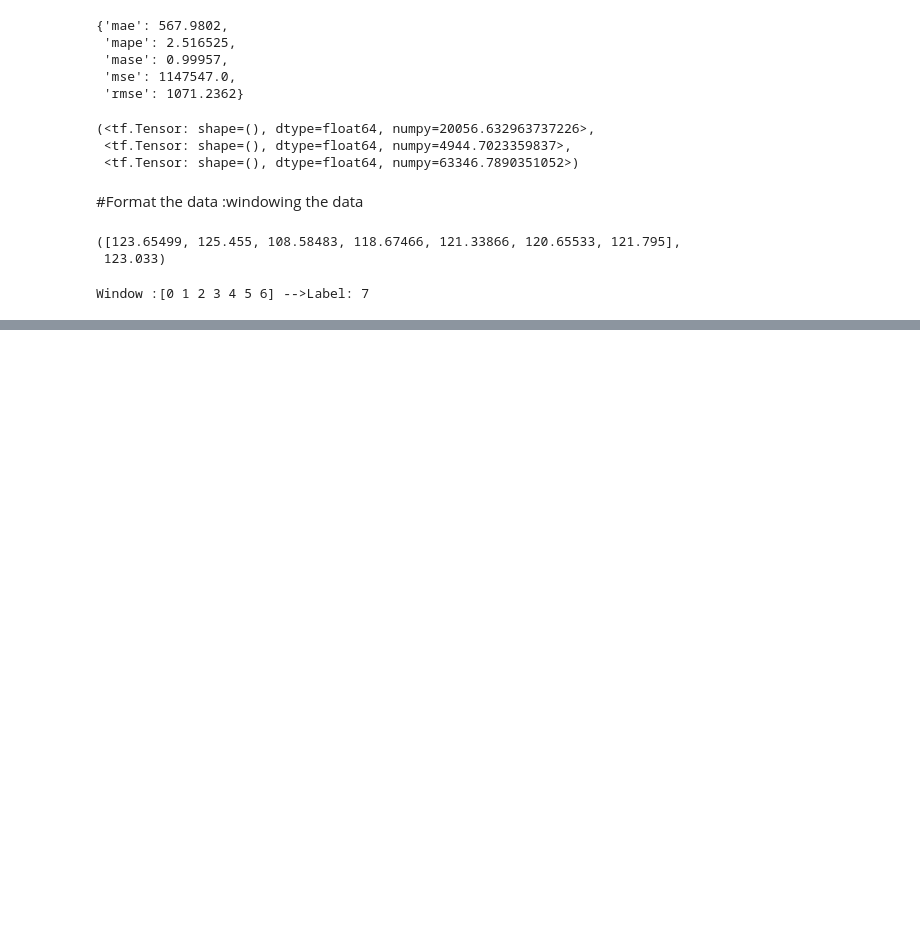
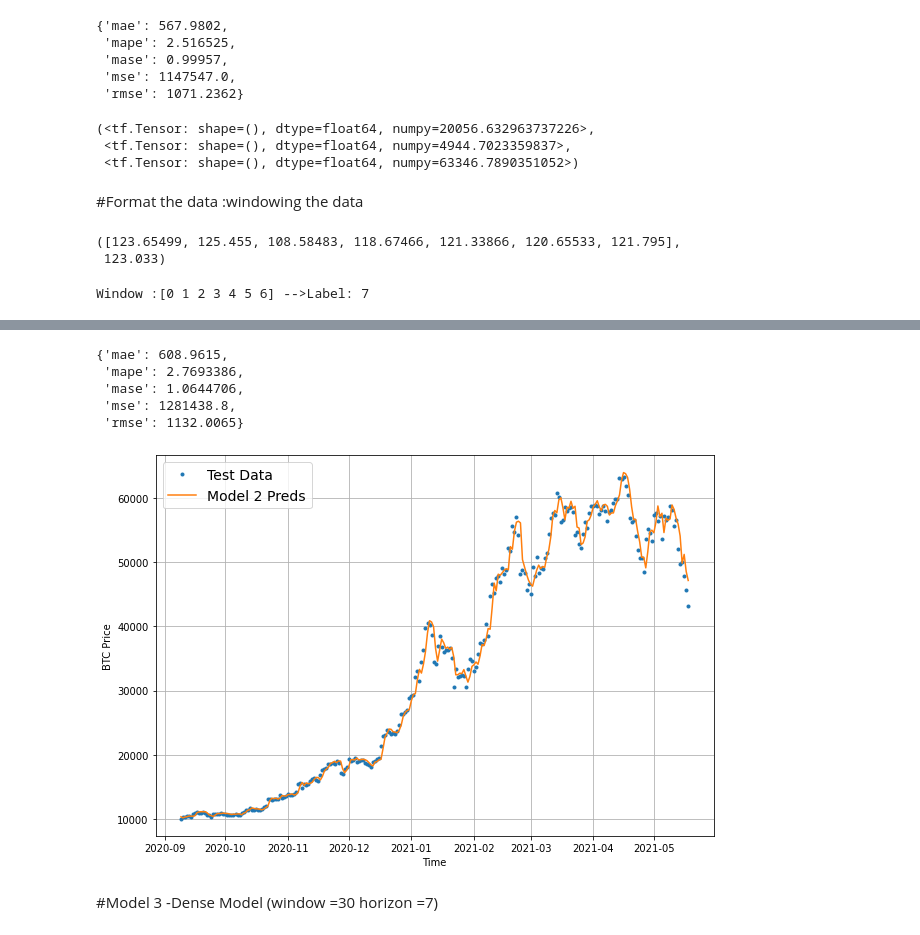
Before and after one commit to PasinduUkwatta/TensorFlow--Practise, a Jupyter notebook: 10_time_series_forecasting_with_tensorflow.ipynb, the cells around one changed output, grey strips where cells are left out. Drawn from its saved outputs; the diff is of its cells as text; code cells hidden in the pictures; blank space fills up the shorter version.

```diff
--- a/10_time_series_forecasting_with_tensorflow.ipynb
+++ b/10_time_series_forecasting_with_tensorflow.ipynb
@@ -344,0 +638,3 @@ Window :[0 1 2 3 4 5 6] -->Label: 7
+# %%
+full_windows,full_labels=make_windows(prices,window_size=WINDOW_SIZE,horizon=HORIZON)
+len(full_windows),len(full_labels)
@@ -344,0 +660,5 @@ Window :[0 1 2 3 4 5 6] -->Label: 7
+# %%
+#make train and test windows
+train_windows,test_windows,train_labels,test_labels =make_train_test_splits(windows=full_windows,
+                                                                            labels=full_labels,
+                                                                            test_split=0.2)
@@ -344,0 +736,4 @@ Window :[0 1 2 3 4 5 6] -->Label: 7
+# %%
+#load the best parameters
+model_2=tf.keras.models.load_model("/content/model_experiments/model_2_dense/")
+model_2.evaluate(test_windows,test_labels)
@@ -344,0 +743,26 @@ Window :[0 1 2 3 4 5 6] -->Label: 7
+# %%
+#get the predictions
+model_2_preds =make_preds(model_2,
+                          input_data=test_windows)
+# %%
+#evaluate results
+model_2_results=evaluate_preds(y_true=test_labels,
+                               y_pred=model_2_preds)
+model_2_results
+# %% [output]
+{'mae': 608.9615,
+ 'mape': 2.7693386,
+ 'mase': 1.0644706,
+ 'mse': 1281438.8,
+ 'rmse': 1132.0065}
+# %%
+offset=300
+plt.figure(figsize=(10,7))
+
+#account the test windows size
+plot_time_series(timesteps=X_test[-len(test_windows):],values=test_labels,start=offset,label="Test Data")
+plot_time_series(timesteps=X_test[-len(test_windows):],values=model_2_preds,start=offset,format="-",label="Model 2 Preds")
+# %% [output]
+[figure, added]
+# %% [markdown]
+#Model 3 -Dense Model (window =30 horizon =7)
```
Also changed, not shown: parts of 84 cells of this notebook, 1 other file.
